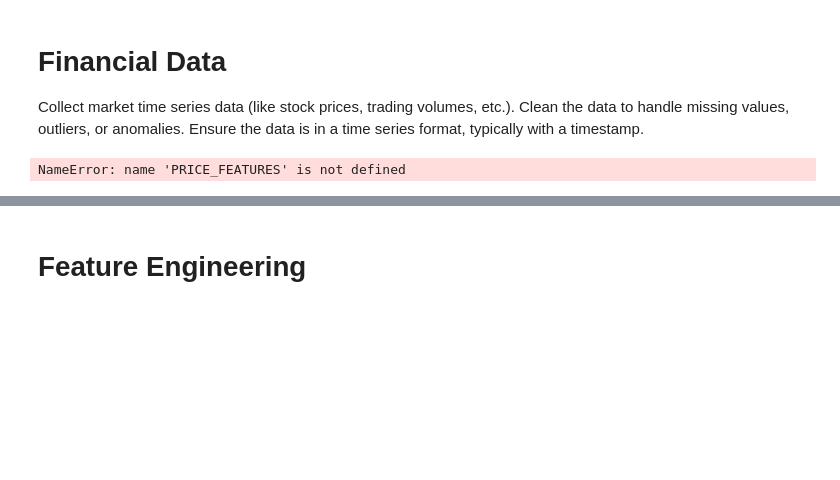
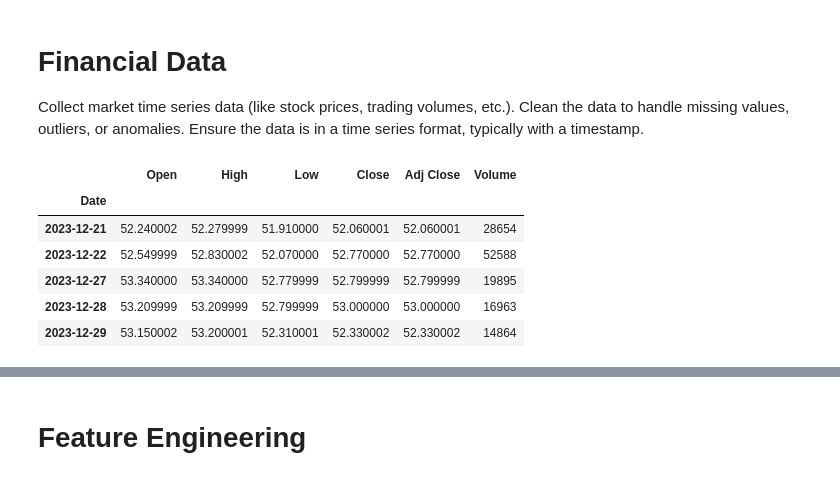
Before and after one commit to adamd1985/quant_research, a Jupyter notebook: tcn_signals_research.ipynb, the cells around one changed output, grey strips where cells are left out. Drawn from its saved outputs; the diff is of its cells as text; code cells hidden in the pictures; blank space fills up the shorter version.

```diff
--- a/tcn_signals_research.ipynb
+++ b/tcn_signals_research.ipynb
@@ -76,40 +69,50 @@ tickers_symbols = [
     TECH_INDEX,
     SMALLCAP_INDEX,
 ]
-
+INTERVAL = "1d"
 tickers = {}
 for symbol in tickers_symbols:
-    cached_file_path = f"{DATA_DIR}/{symbol}-{START_DATE}-{END_DATE}.csv"
+    cached_file_path = f"{DATA_DIR}/{symbol}-{START_DATE}-{END_DATE}-{INTERVAL}.csv"
 
     try:
         if os.path.exists(cached_file_path):
             df = pd.read_csv(cached_file_path, index_col=INDEX)
             df.index = pd.to_datetime(df.index)
             assert len(df) > 0
         else:
             df = yf.download(
-                symbol, start=START_DATE, end=END_DATE, progress=False, interval="1d"
+                symbol,
+                start=START_DATE,
+                end=END_DATE,
+                progress=False,
+                interval=INTERVAL,
             )
             assert len(df) > 0
             df.to_csv(cached_file_path)
         df.fillna(0, inplace=True)
         tickers[symbol] = df
     except Exception as e:
         print(f"Error with {symbol}: {e}")
 
 
 sp500_df = tickers.get(TARGET_ETF)
 vix_df = tickers.get(VOLATILITY_INDEX)
 t10ytt_df = tickers.get(RATES_INDEX)
 veu_df = tickers.get(MACRO_INDEX)
 qqq_df = tickers.get(TECH_INDEX)
 rus_df = tickers.get(SMALLCAP_INDEX)
 
-assert not sp500_df[PRICE_FEATURES].isna().any().any()
+assert not sp500_df["Close"].isna().any().any()
 
 rus_df.tail(5)
 # %% [output]
-NameError: name 'PRICE_FEATURES' is not defined
+|  | Open | High | Low | Close | Adj Close | Volume |
+| Date |  |  |  |  |  |  |
+| 2023-12-21 | 52.240002 | 52.279999 | 51.910000 | 52.060001 | 52.060001 | 28654 |
+| 2023-12-22 | 52.549999 | 52.830002 | 52.070000 | 52.770000 | 52.770000 | 52588 |
+| 2023-12-27 | 53.340000 | 53.340000 | 52.779999 | 52.799999 | 52.799999 | 19895 |
+| 2023-12-28 | 53.209999 | 53.209999 | 52.799999 | 53.000000 | 53.000000 | 16963 |
+| 2023-12-29 | 53.150002 | 53.200001 | 52.310001 | 52.330002 | 52.330002 | 14864 |
 # %%
 sp500_pr = ((1 + sp500_df["Close"].pct_change()).cumprod() - 1) * 100
 veu_pr = ((1 + veu_df["Close"].pct_change()).cumprod() - 1) * 100
```
Also changed, not shown: parts of 10 cells of this notebook.
